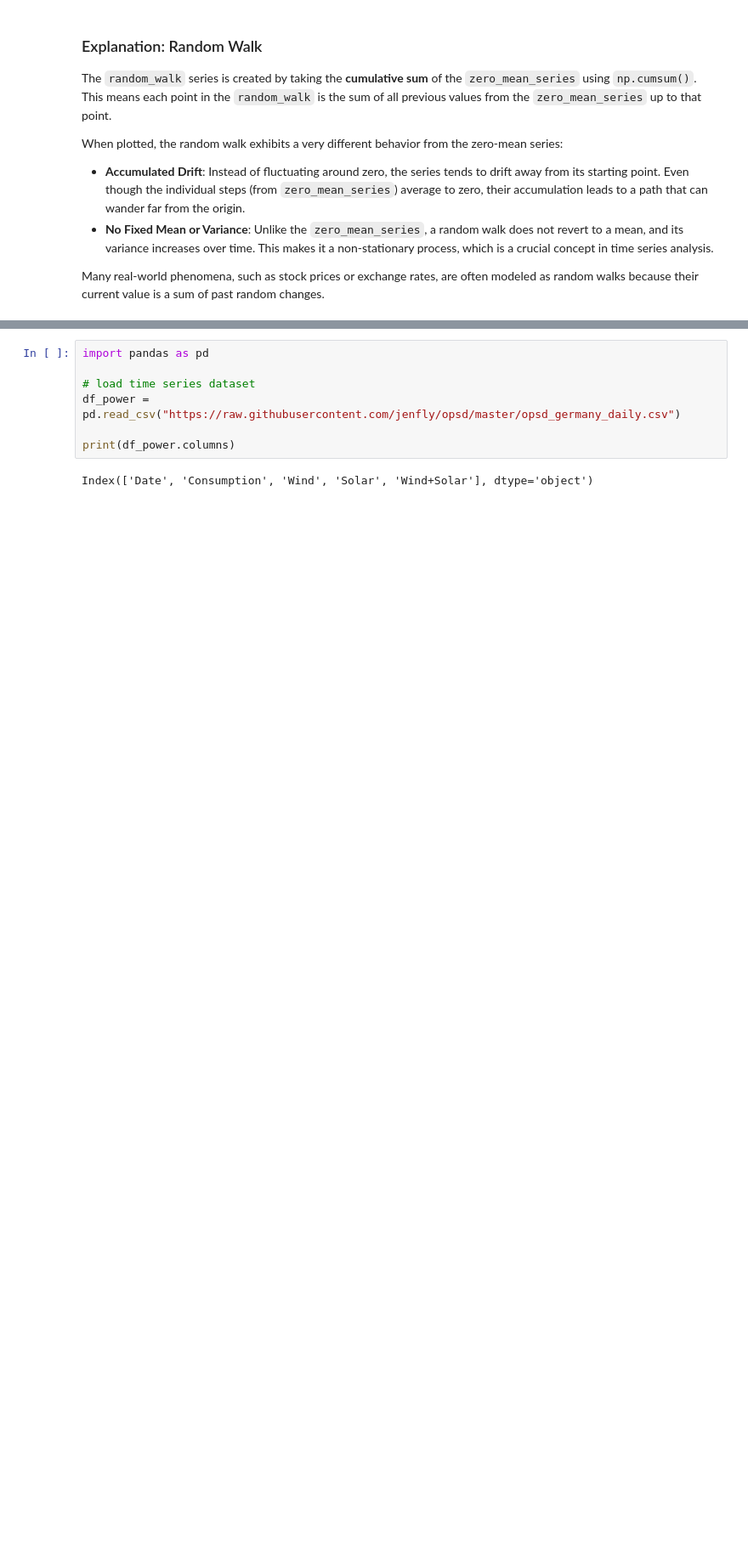
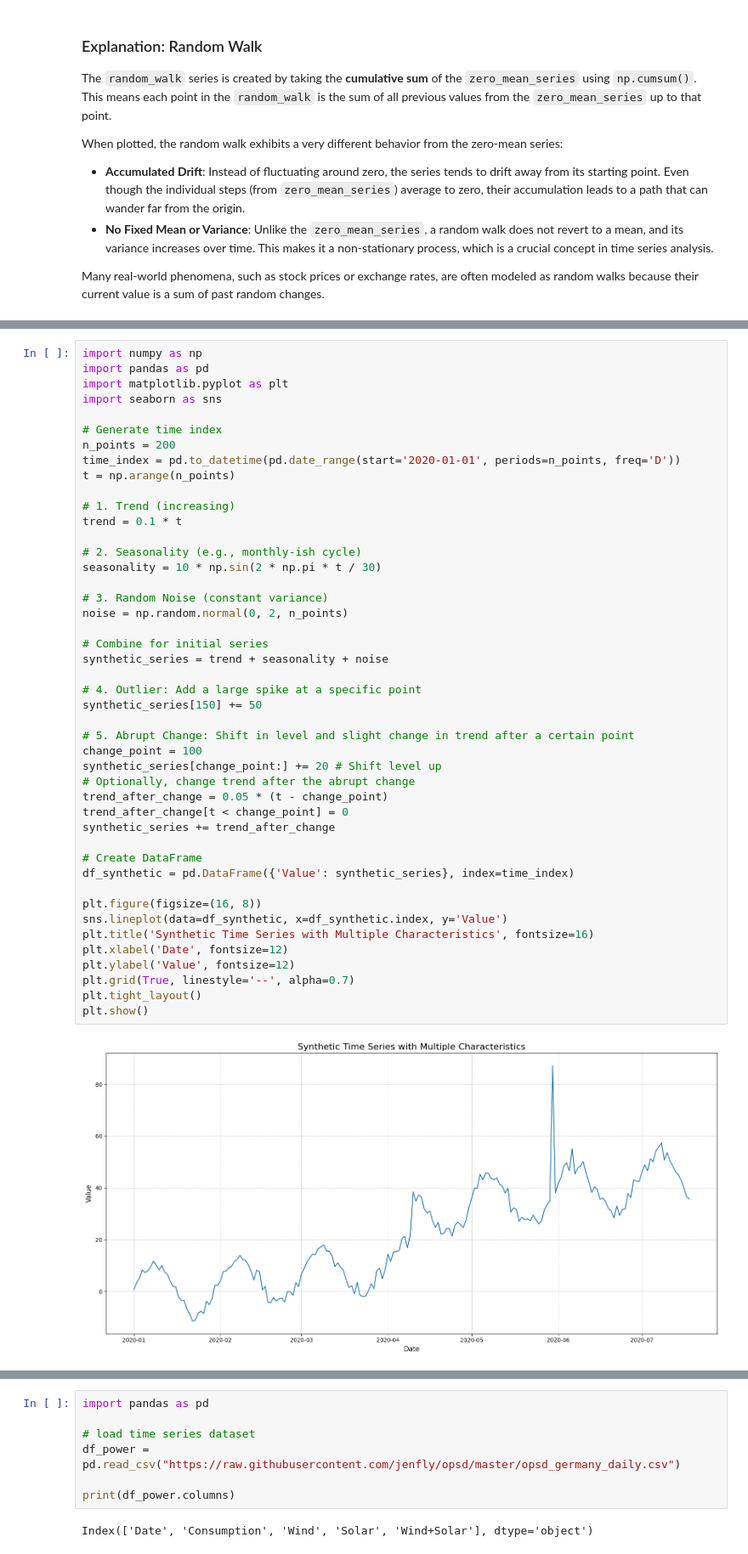
Before and after one commit to ShilpaVasista/Exploratory-Data-Analytics, a Jupyter notebook: Time_series_analysis.ipynb, the cells around one changed output, grey strips where cells are left out. Shown at 85% size. Drawn from its saved outputs; the diff is of its cells as text; blank space fills up the shorter version.

```diff
--- a/Time_series_analysis.ipynb
+++ b/Time_series_analysis.ipynb
@@ -129,0 +141,47 @@ Many real-world phenomena, such as stock prices or exchange rates, are often mod
+# %%
+import numpy as np
+import pandas as pd
+import matplotlib.pyplot as plt
+import seaborn as sns
+
+# Generate time index
+n_points = 200
+time_index = pd.to_datetime(pd.date_range(start='2020-01-01', periods=n_points, freq='D'))
+t = np.arange(n_points)
+
+# 1. Trend (increasing)
+trend = 0.1 * t
+
+# 2. Seasonality (e.g., monthly-ish cycle)
+seasonality = 10 * np.sin(2 * np.pi * t / 30)
+
+# 3. Random Noise (constant variance)
+noise = np.random.normal(0, 2, n_points)
+
+# Combine for initial series
+synthetic_series = trend + seasonality + noise
+
+# 4. Outlier: Add a large spike at a specific point
+synthetic_series[150] += 50
+
+# 5. Abrupt Change: Shift in level and slight change in trend after a certain point
+change_point = 100
+synthetic_series[change_point:] += 20 # Shift level up
+# Optionally, change trend after the abrupt change
+trend_after_change = 0.05 * (t - change_point)
+trend_after_change[t < change_point] = 0
+synthetic_series += trend_after_change
+
+# Create DataFrame
+df_synthetic = pd.DataFrame({'Value': synthetic_series}, index=time_index)
+
+plt.figure(figsize=(16, 8))
+sns.lineplot(data=df_synthetic, x=df_synthetic.index, y='Value')
+plt.title('Synthetic Time Series with Multiple Characteristics', fontsize=16)
+plt.xlabel('Date', fontsize=12)
+plt.ylabel('Value', fontsize=12)
+plt.grid(True, linestyle='--', alpha=0.7)
+plt.tight_layout()
+plt.show()
+# %% [output]
+[figure, added]
```
Also changed, not shown: parts of 13 cells of this notebook.
